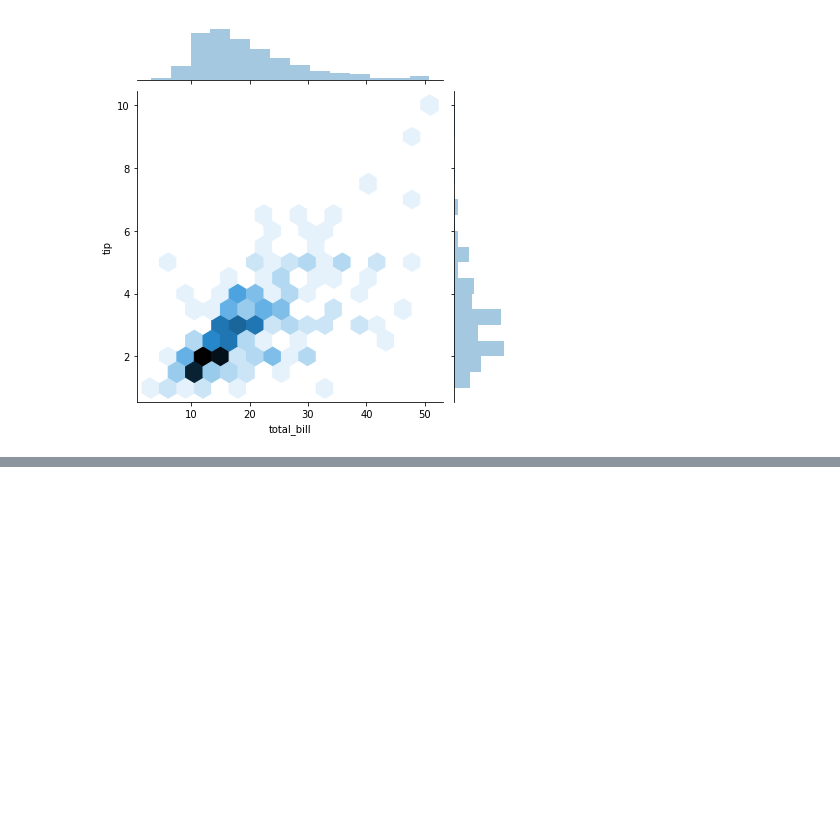
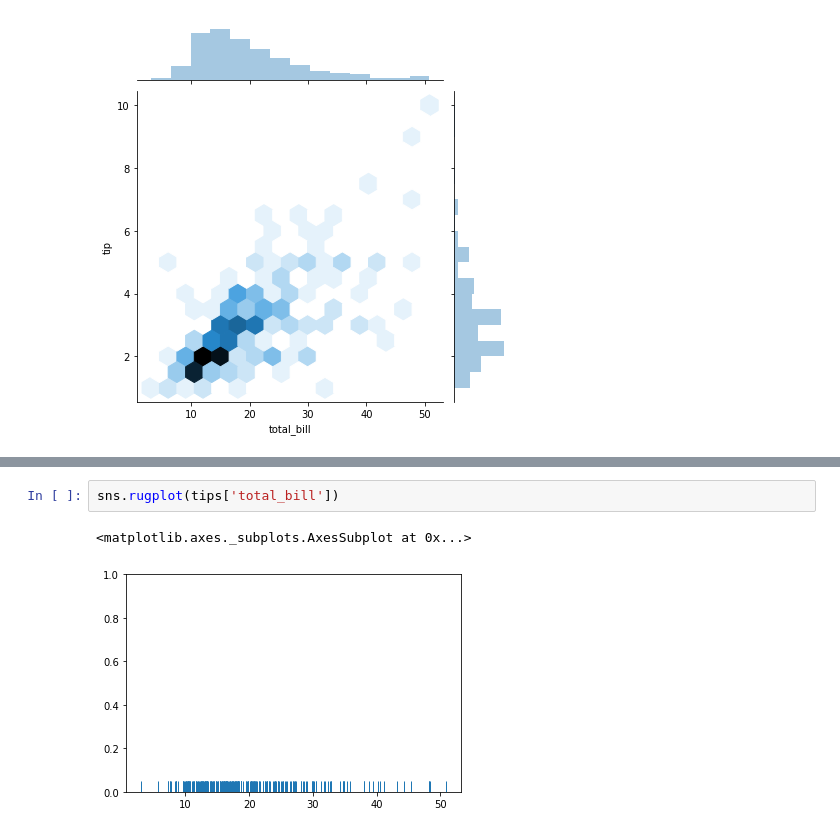
Before and after one commit to data-science-tsb/python-libraries, a Jupyter notebook: seaborn/Basics.ipynb, the cells around one changed output, grey strips where cells are left out. Drawn from its saved outputs; the diff is of its cells as text; blank space fills up the shorter version.

```diff
--- a/seaborn/Basics.ipynb
+++ b/seaborn/Basics.ipynb
@@ -26,0 +32,5 @@ sns.jointplot(x='total_bill', y='tip', data=tips, kind='hex')
+# %%
+sns.rugplot(tips['total_bill'])
+# %% [output]
+<matplotlib.axes._subplots.AxesSubplot at 0x...>
+[figure, added]
```
Also changed, not shown: parts of 1 cell of this notebook.
